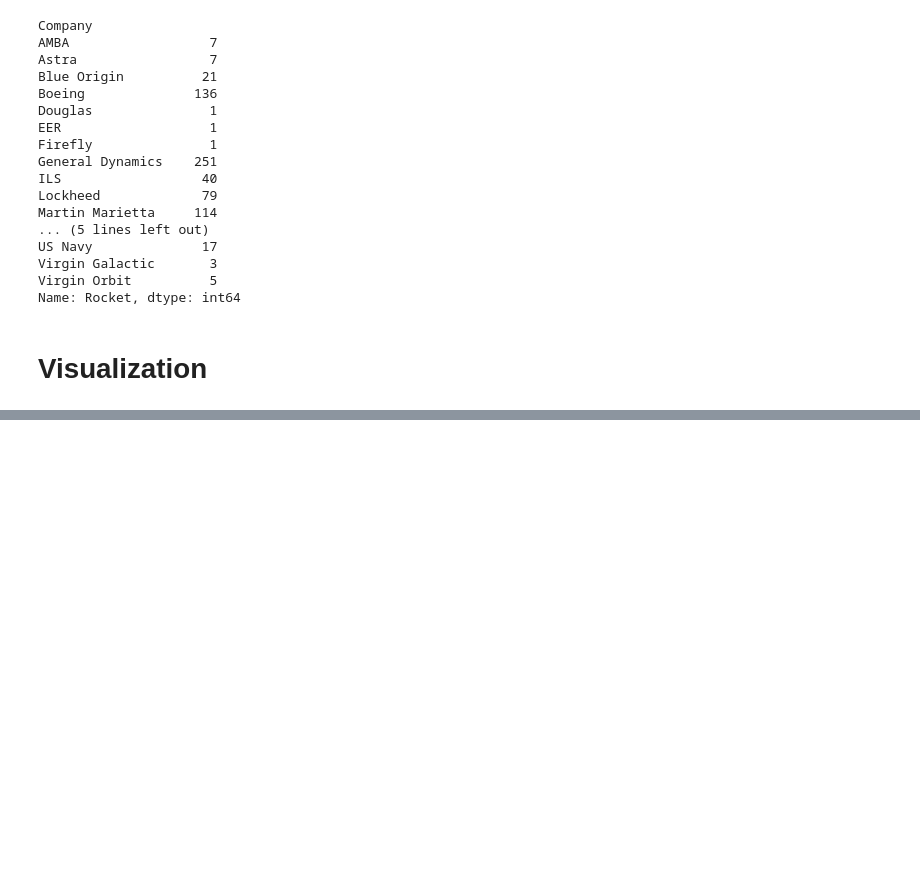
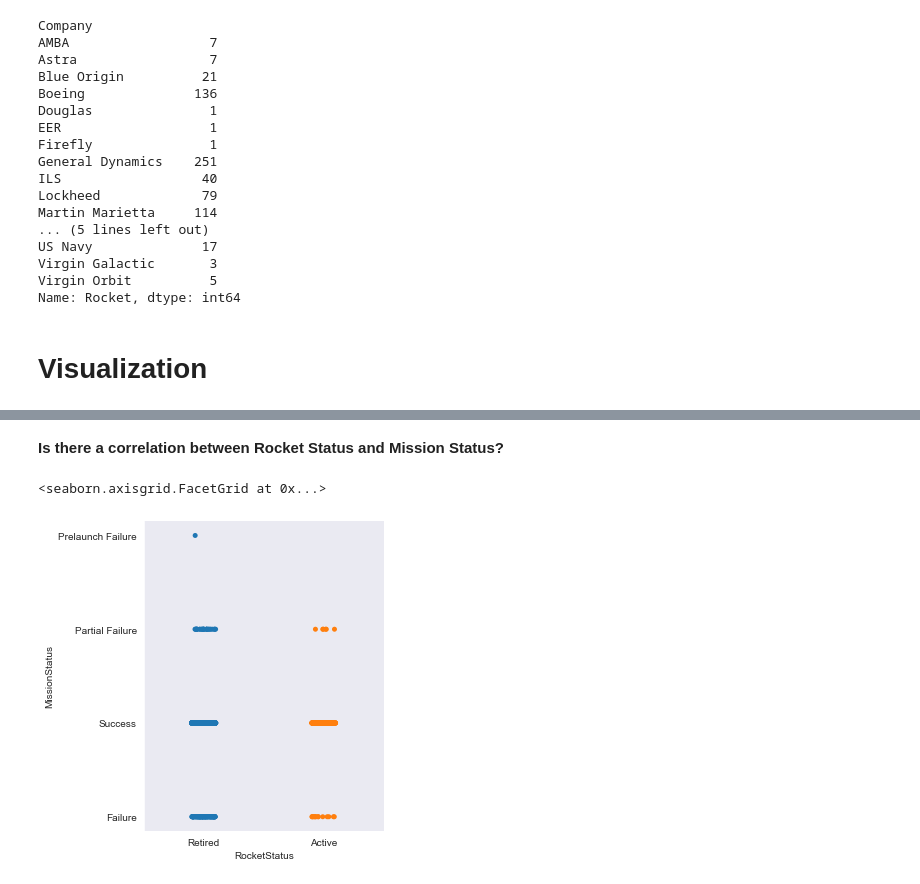
Before and after one commit to t-nicole13/US_Space_Missions, a Jupyter notebook: US_Space_Missions.ipynb, the cells around one changed output, grey strips where cells are left out. Saved outputs shown, nothing was run; the diff lists cells and outputs as text; code cells hidden in the pictures; blank space fills up the shorter version.

Commit message:
add plot

```diff
--- a/US_Space_Missions.ipynb
+++ b/US_Space_Missions.ipynb
@@ -609,0 +598,7 @@ sb.displot(
+# %% [markdown]
+**Is there a correlation between Rocket Status and Mission Status?**
+# %%
+sb.catplot(x = 'RocketStatus', y = 'MissionStatus', kind = 'strip', s = 5, data = usa_space_missions_dropped)
+# %% [output]
+<seaborn.axisgrid.FacetGrid at 0x...>
+[figure, added]
```
Also changed, not shown: parts of 35 cells of this notebook.
